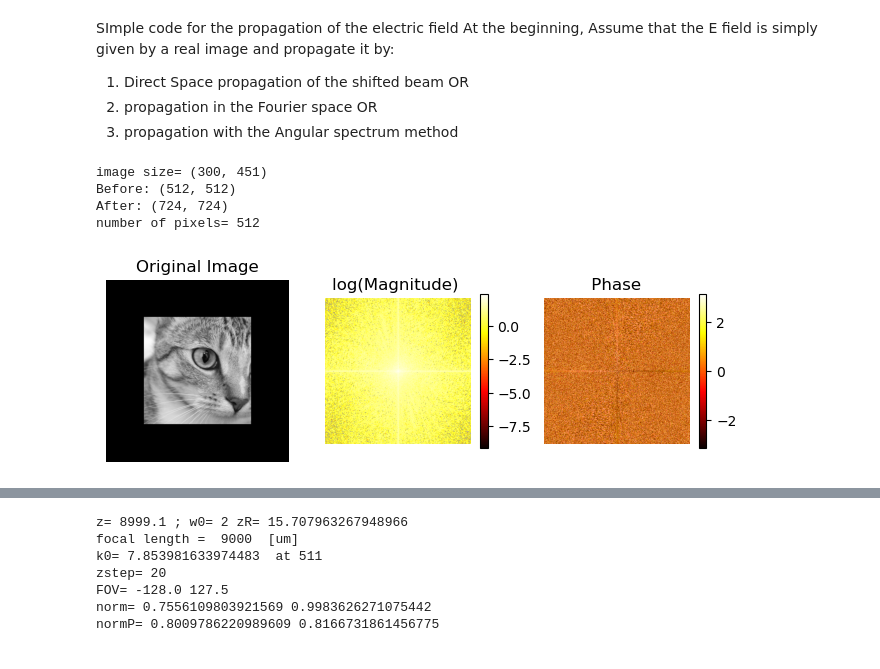
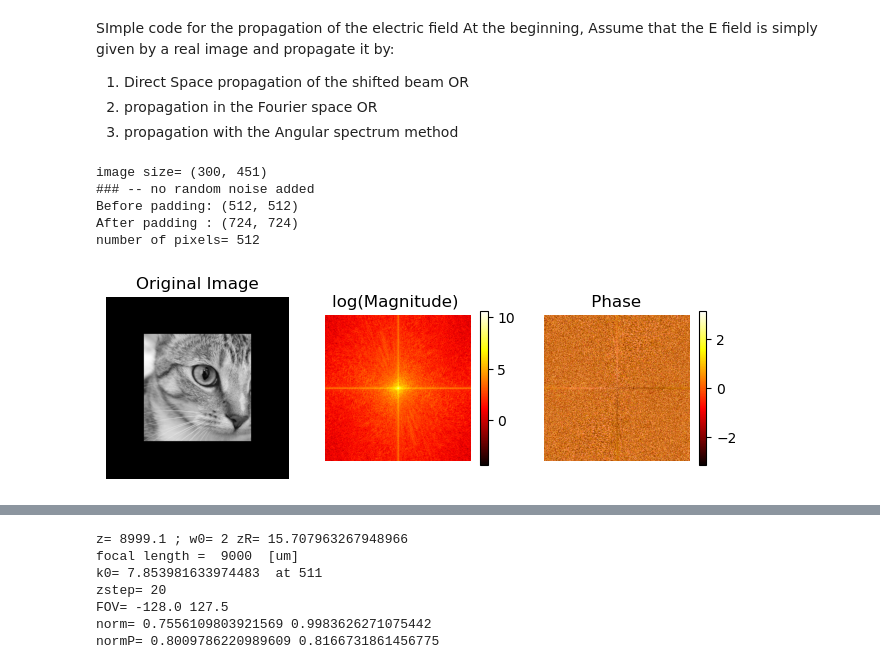
Before and after one commit to Gchirico63/Didattica, a Jupyter notebook: PhysicalPropagation/PhysicalWavePropagation_2026.ipynb, the cells around one changed output, grey strips where cells are left out. Drawn from its saved outputs; the diff is of its cells as text; code cells hidden in the pictures.

```diff
--- a/PhysicalPropagation/PhysicalWavePropagation_2026.ipynb
+++ b/PhysicalPropagation/PhysicalWavePropagation_2026.ipynb
@@ -84,7 +84,7 @@ print ('image size=',image.shape)
 dimq = np.min(image.shape)
 imageq = image[0:dimq,0:dimq]
 
-####  ADD RANDOM  phase
+####  ADD RANDOM  phase, in case
 
 s = 5.0
 A = 19
@@ -93,7 +93,7 @@ C_random_phase = np.exp(1j*np.angle(fieldR + 1j*fieldI))
 
 #Cimageq = imageq * C_random_phase
 Cimageq = imageq
-
+print ('### -- no random noise added')
 ################################################
 ######################## padding ###############
 #@###### the padding is needed to avoid aliasing at the edge
@@ -101,7 +101,7 @@ Cimageq = imageq
 
 ############# THIS IS ONLY A PREPRATION
 padint = 106
-
+############## obsolete, use np.opad instead
 def mypad (image,padint):
   newdim0 = image.shape[0] + 2*padint
   newdim1 = image.shape[1] + 2*padint
@@ -122,9 +122,9 @@ padded = np.pad(
 
 image = padded
 #image = mypad(image,padint)
-print("Before:", image.shape)
+print("Before padding:", image.shape)
 padded = np.pad(image, ((106,106),(106,106)), mode='constant')
-print("After:", padded.shape)
+print("After padding :", padded.shape)
 
 ### assign a physical pixel size:
 upix  = 0.3 ## um  This is an aribritrary choice due to the fact that typically the CMOS camera has pixsel size of this order
@@ -144,38 +144,40 @@ frequenze           = np.fft.fftshift(np.fft.fftfreq(Npix,upix))   ######SHIFTED
 
 freq2x,freq2y       = np.meshgrid(frequenze,frequenze)       # and the meshgrid for image display and computation, also these are shifted
 
 # Calculate magnitude spectrum
-magnitude_spectrum = np.log(np.abs(fft_shifted) + 0.1)  # Add 1 to avoid log(0)
+Logmagnitude_spectrum = np.log(np.abs(fft_shifted) + 0.00001)  # Add 1 to avoid log(0)
 phase_spectrum     = np.angle(fft_shifted)
+
 # Plot the results
 plt.figure(figsize=(8, 5))
 
 # Original Image
 plt.subplot(1, 3, 1)
 plt.imshow(np.abs(image_array), cmap='gray')
 plt.title('Original Image')
 plt.axis('off')
 
 # Magnitude Spectrum
 plt.subplot(1, 3, 2)
-plt.imshow(np.log(magnitude_spectrum), cmap='hot')
+plt.imshow(Logmagnitude_spectrum, cmap='hot')
 plt.title('log(Magnitude) ')
 plt.colorbar(shrink = 0.4)
 plt.axis('off')
 
 # Phase Spectrum
 plt.subplot(1, 3, 3)
 plt.imshow(phase_spectrum, cmap='hot')
 plt.title(' Phase ')
 plt.colorbar(shrink = 0.4)
 plt.axis('off')
 plt.show()
 # %% [output]
 image size= (300, 451)
-Before: (512, 512)
-After: (724, 724)
+### -- no random noise added
+Before padding: (512, 512)
+After padding : (724, 724)
 number of pixels= 512
-[figure, old version]
+[figure, new version]
 # %% [markdown]
 ![WavePropagationrealspace.jpg](embedded-picture-1)
 # %%
```
Also changed, not shown: parts of 6 cells of this notebook.
